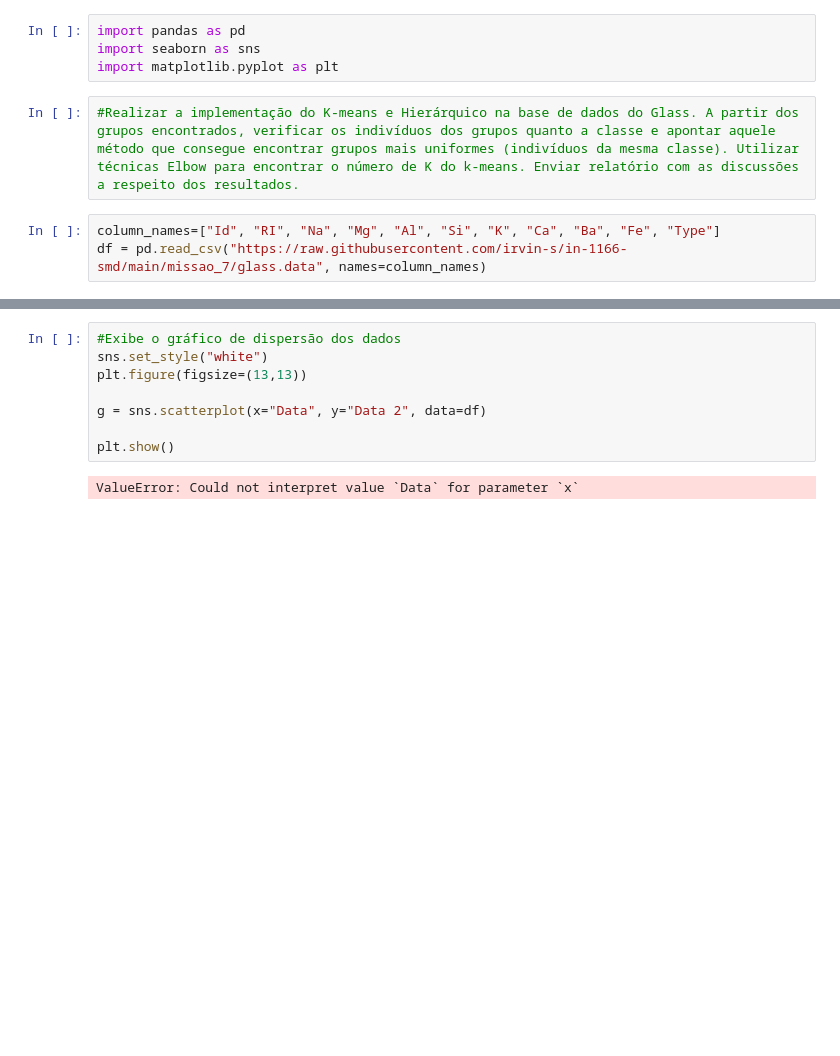
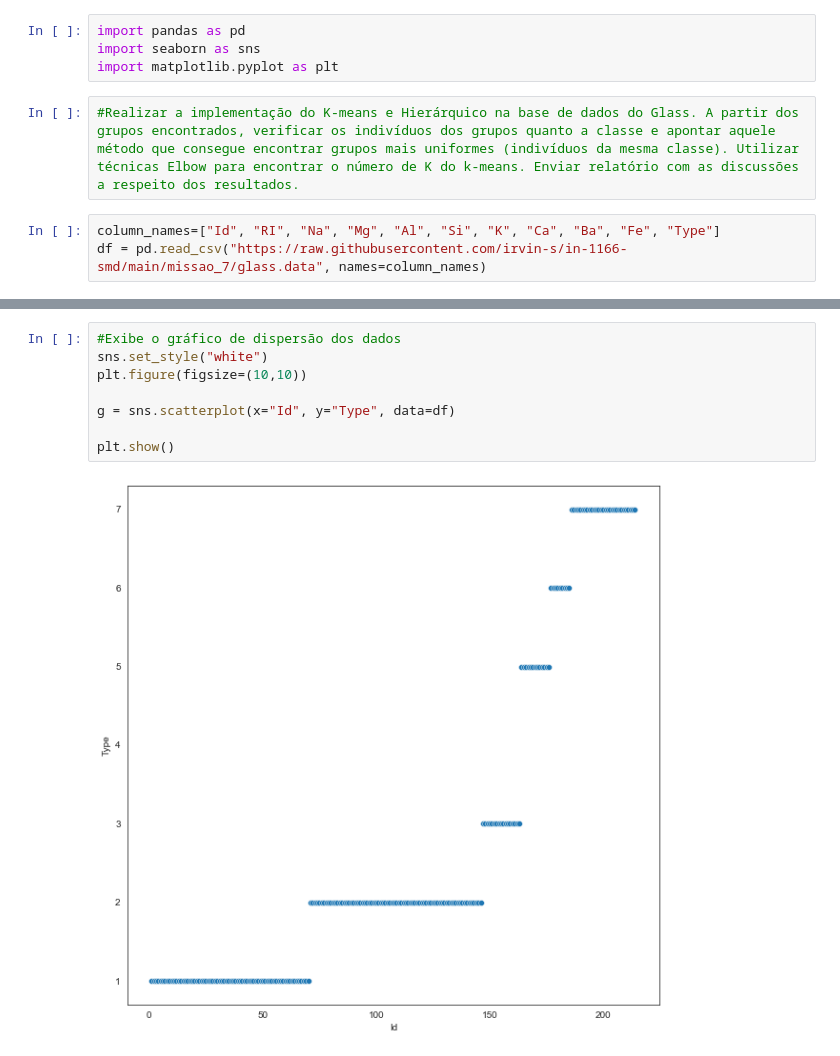
Before and after one commit to irvin-s/in-1166-smd, a Jupyter notebook: missao_7/smd_kmeans_kfold.ipynb, the cells around one changed output, grey strips where cells are left out. Cells and saved outputs as stored; diff of their text form; blank space fills up the shorter version.

```diff
--- a/missao_7/smd_kmeans_kfold.ipynb
+++ b/missao_7/smd_kmeans_kfold.ipynb
@@ -15,10 +29,10 @@ df.shape
 # %%
 #Exibe o gráfico de dispersão dos dados
 sns.set_style("white")
-plt.figure(figsize=(13,13))
+plt.figure(figsize=(10,10))
 
-g = sns.scatterplot(x="Data", y="Data 2", data=df)
+g = sns.scatterplot(x="Id", y="Type", data=df)
 
 plt.show()
 # %% [output]
-ValueError: Could not interpret value `Data` for parameter `x`
+[figure, added]
```
Also changed, not shown: parts of 1 cell of this notebook.
